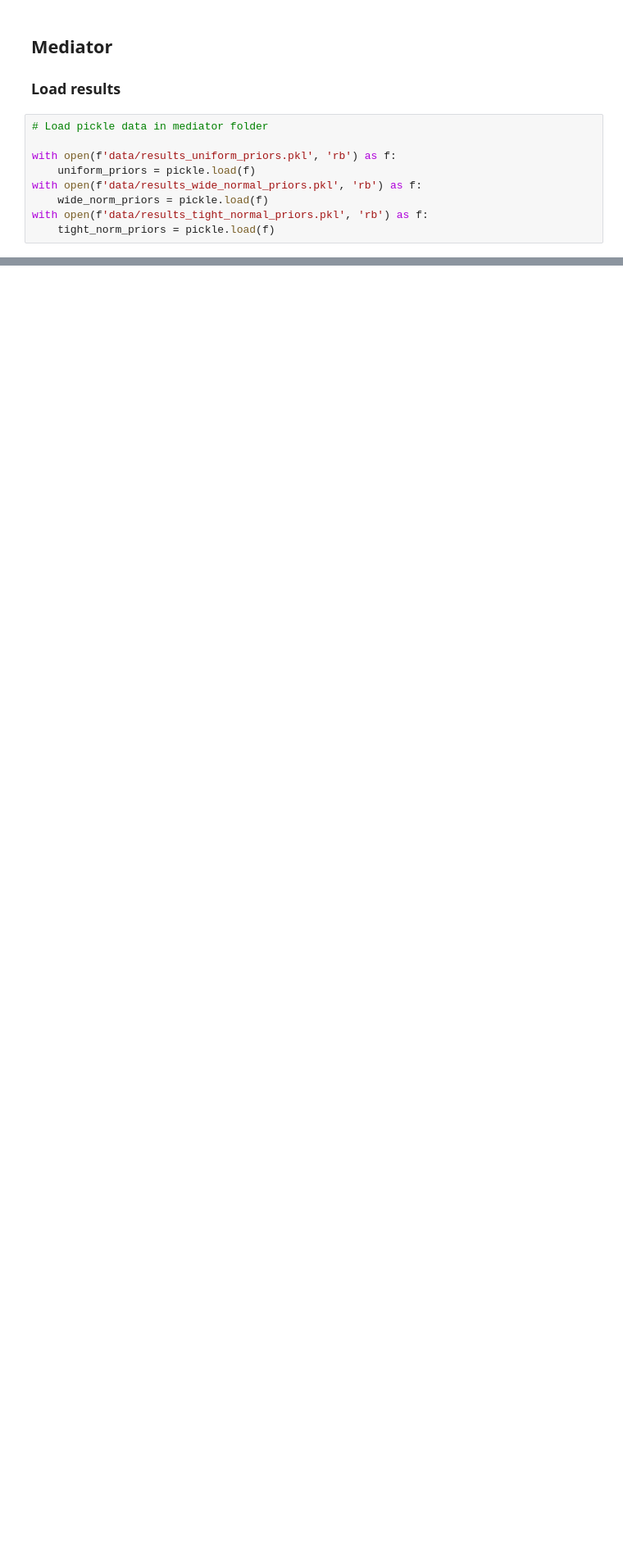
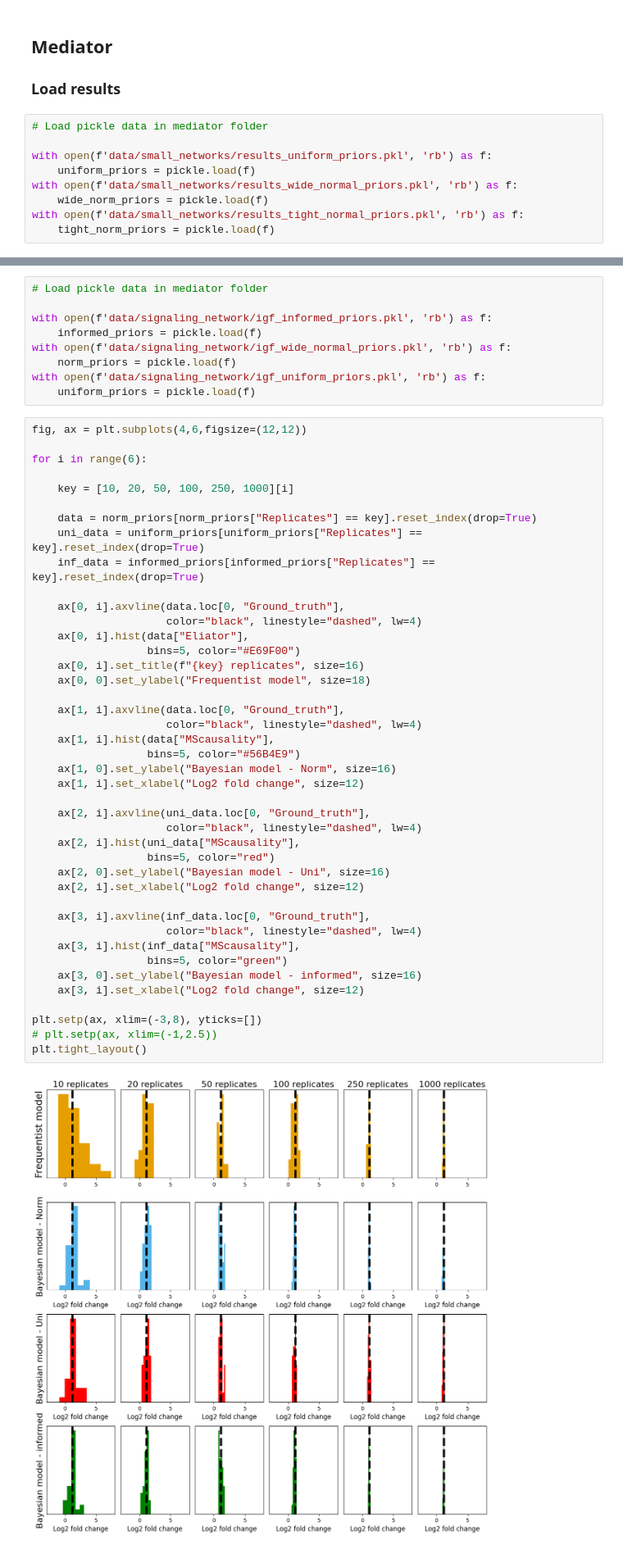
Before and after one commit to devonjkohler/Causomic, a Jupyter notebook: vignettes/methods_paper/Supplementary_analysis.ipynb, the cells around one changed output, grey strips where cells are left out. Shown at 82% size. Drawn from its saved outputs; the diff is of its cells as text; blank space fills up the shorter version.

Commit message:
inf prior bench fix

```diff
--- a/vignettes/methods_paper/Supplementary_analysis.ipynb
+++ b/vignettes/methods_paper/Supplementary_analysis.ipynb
@@ -15,11 +15,11 @@ import matplotlib.pyplot as plt
 # %%
 # Load pickle data in mediator folder
 
-with open(f'data/results_uniform_priors.pkl', 'rb') as f:
+with open(f'data/small_networks/results_uniform_priors.pkl', 'rb') as f:
     uniform_priors = pickle.load(f)
-with open(f'data/results_wide_normal_priors.pkl', 'rb') as f:
+with open(f'data/small_networks/results_wide_normal_priors.pkl', 'rb') as f:
     wide_norm_priors = pickle.load(f)
-with open(f'data/results_tight_normal_priors.pkl', 'rb') as f:
+with open(f'data/small_networks/results_tight_normal_priors.pkl', 'rb') as f:
     tight_norm_priors = pickle.load(f)
 # %%
 fig, ax = plt.subplots(4,6,figsize=(12,12))
@@ -121,0 +122,53 @@ plt.tight_layout()
+# %%
+# Load pickle data in mediator folder
+
+with open(f'data/signaling_network/igf_informed_priors.pkl', 'rb') as f:
+    informed_priors = pickle.load(f)
+with open(f'data/signaling_network/igf_wide_normal_priors.pkl', 'rb') as f:
+    norm_priors = pickle.load(f)
+with open(f'data/signaling_network/igf_uniform_priors.pkl', 'rb') as f:
+    uniform_priors = pickle.load(f)
+# %%
+fig, ax = plt.subplots(4,6,figsize=(12,12))
+
+for i in range(6):
+
+    key = [10, 20, 50, 100, 250, 1000][i]
+
+    data = norm_priors[norm_priors["Replicates"] == key].reset_index(drop=True)
+    uni_data = uniform_priors[uniform_priors["Replicates"] == key].reset_index(drop=True)
+    inf_data = informed_priors[informed_priors["Replicates"] == key].reset_index(drop=True)
+
+    ax[0, i].axvline(data.loc[0, "Ground_truth"],
+                     color="black", linestyle="dashed", lw=4)
+    ax[0, i].hist(data["Eliator"],
+                  bins=5, color="#E69F00")
+    ax[0, i].set_title(f"{key} replicates", size=16)
+    ax[0, 0].set_ylabel("Frequentist model", size=18)
+
+    ax[1, i].axvline(data.loc[0, "Ground_truth"],
+                     color="black", linestyle="dashed", lw=4)
+    ax[1, i].hist(data["MScausality"],
+                  bins=5, color="#56B4E9")
+    ax[1, 0].set_ylabel("Bayesian model - Norm", size=16)
+    ax[1, i].set_xlabel("Log2 fold change", size=12)
+
+    ax[2, i].axvline(uni_data.loc[0, "Ground_truth"],
+                     color="black", linestyle="dashed", lw=4)
+    ax[2, i].hist(uni_data["MScausality"],
+                  bins=5, color="red")
+    ax[2, 0].set_ylabel("Bayesian model - Uni", size=16)
+    ax[2, i].set_xlabel("Log2 fold change", size=12)
+
+    ax[3, i].axvline(inf_data.loc[0, "Ground_truth"],
+                     color="black", linestyle="dashed", lw=4)
+    ax[3, i].hist(inf_data["MScausality"],
+                  bins=5, color="green")
+    ax[3, 0].set_ylabel("Bayesian model - informed", size=16)
+    ax[3, i].set_xlabel("Log2 fold change", size=12)
+
+plt.setp(ax, xlim=(-3,8), yticks=[])
+# plt.setp(ax, xlim=(-1,2.5))
+plt.tight_layout()
+# %% [output]
+[figure, added]
```
Also changed, not shown: parts of 4 cells of this notebook, 36 other files.
